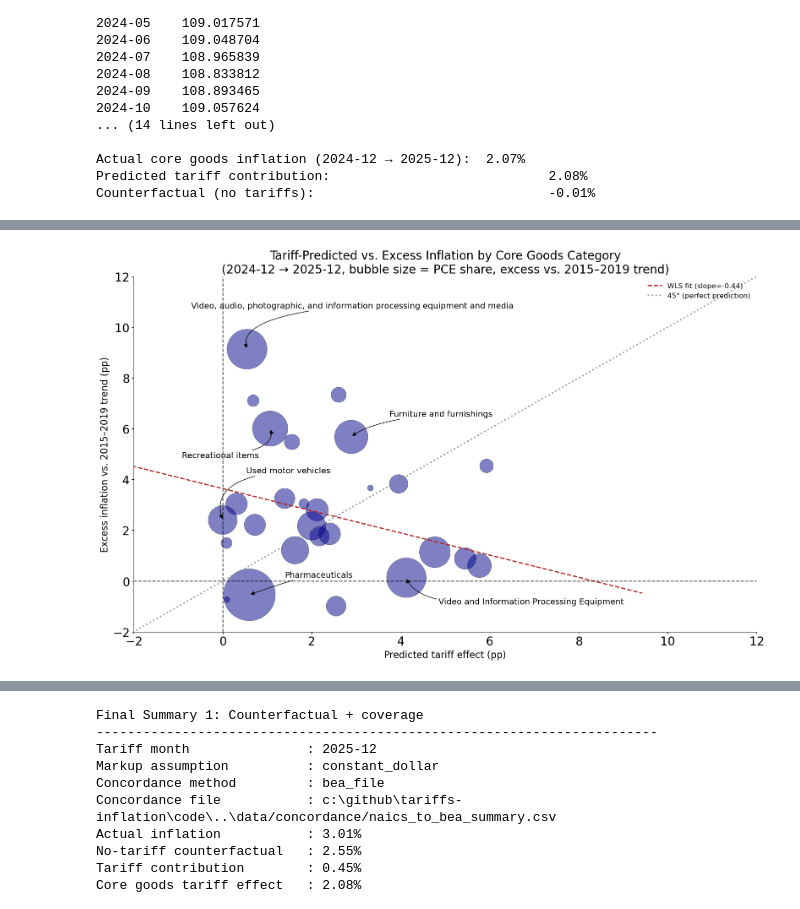
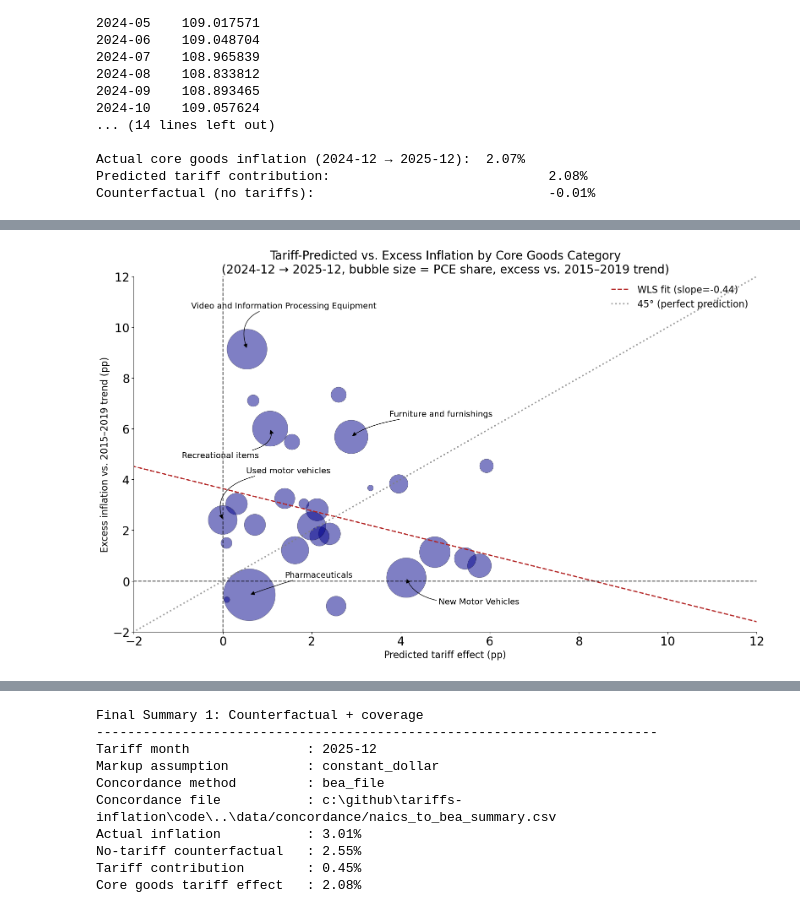
Before and after one commit to tradewartracker/tariffs-inflation, a Jupyter notebook: code/parse-bea-io-final.ipynb, the cells around one changed output, grey strips where cells are left out. Cells and saved outputs as stored; diff of their text form; code cells hidden in the pictures.

```diff
--- a/code/parse-bea-io-final.ipynb
+++ b/code/parse-bea-io-final.ipynb
@@ -625,15 +625,15 @@ wls_model  = sm.WLS(y, sm.add_constant(x), weights=w).fit()
 intercept, slope = wls_model.params
 print(wls_model.summary())
 
-x_fit = np.linspace(x.min() - 3.5, x.max() + 3.5, 100)
+x_fit = np.linspace(x.min() - 7.5, x.max() + 7.5, 100)
 ax.plot(x_fit, slope * x_fit + intercept,
         color='firebrick', linewidth=2, linestyle='--',
         label=f'WLS fit (slope={slope:.2f})')
 
 
 # 45° perfect-prediction line
-_xy_min = min(x.min(), y.min()) - 3.05
-_xy_max = max(x.max(), y.max()) + 3.05
+_xy_min = min(x.min(), y.min()) - 7.05
+_xy_max = max(x.max(), y.max()) + 7.05
 ax.plot([_xy_min, _xy_max], [_xy_min, _xy_max],
         color="gray", linewidth=2.5, linestyle=":", alpha=0.8, label="45° (perfect prediction)")
 
@@ -655,6 +655,8 @@ ax.tick_params(axis='x', labelsize=20)
 ax.tick_params(axis='y', labelsize=20)
 ax.spines["right"].set_visible(False)
 ax.spines["top"].set_visible(False)
+
+ax.legend(fontsize=16, frameon=False, loc='upper right')
 
 ax.set_xlim(-2.0, 12.0)
 ax.set_ylim(-2.0, 12.0)
@@ -680,8 +682,8 @@ ax.annotate( # rank 0: pharmaceuticals
     fontsize=annotate_fontsize,
 )
 
-ax.annotate( # rank 1: new motor vehicles
-    _top5.loc[1, "PCE_category"],
+ax.annotate( # rank 2: video & info processing equipment
+    "Video and Information Processing Equipment",
     xy=(_top5.loc[1, "predicted_effect"] * 100, _top5.loc[1, "excess_inflation"] * 100),
     xycoords="data",
     xytext=(-95, 70),
@@ -691,8 +693,8 @@ ax.annotate( # rank 1: new motor vehicles
     fontsize=annotate_fontsize,
 )
 
-ax.annotate( # rank 2: video & info processing equipment
-    "Video and Information Processing Equipment",  # Too long for the plot, so hardcoding a shorter label here
+ax.annotate( # rank 1: new motor vehicles
+    "New Motor Vehicles",  # Too long for the plot, so hardcoding a shorter label here
     xy=(_top5.loc[2, "predicted_effect"] * 100, _top5.loc[2, "excess_inflation"] * 100),
     xycoords="data",
     xytext=(55, -45),
@@ -751,11 +753,11 @@ Time:                        15:57:55   Log-Likelihood:                -73.069
 No. Observations:                  27   AIC:                             150.1
 Df Residuals:                      25   BIC:                             152.7
 Df Model:                           1
 Covariance Type:            nonrobust
 ==============================================================================
 ... (9 lines left out)
 ==============================================================================
 
 Notes:
 [1] Standard Errors assume that the covariance matrix of the errors is correctly specified.
-[figure, old version]
+[figure, new version]
```
Also changed, not shown: parts of 4 cells of this notebook, 1 other file.
